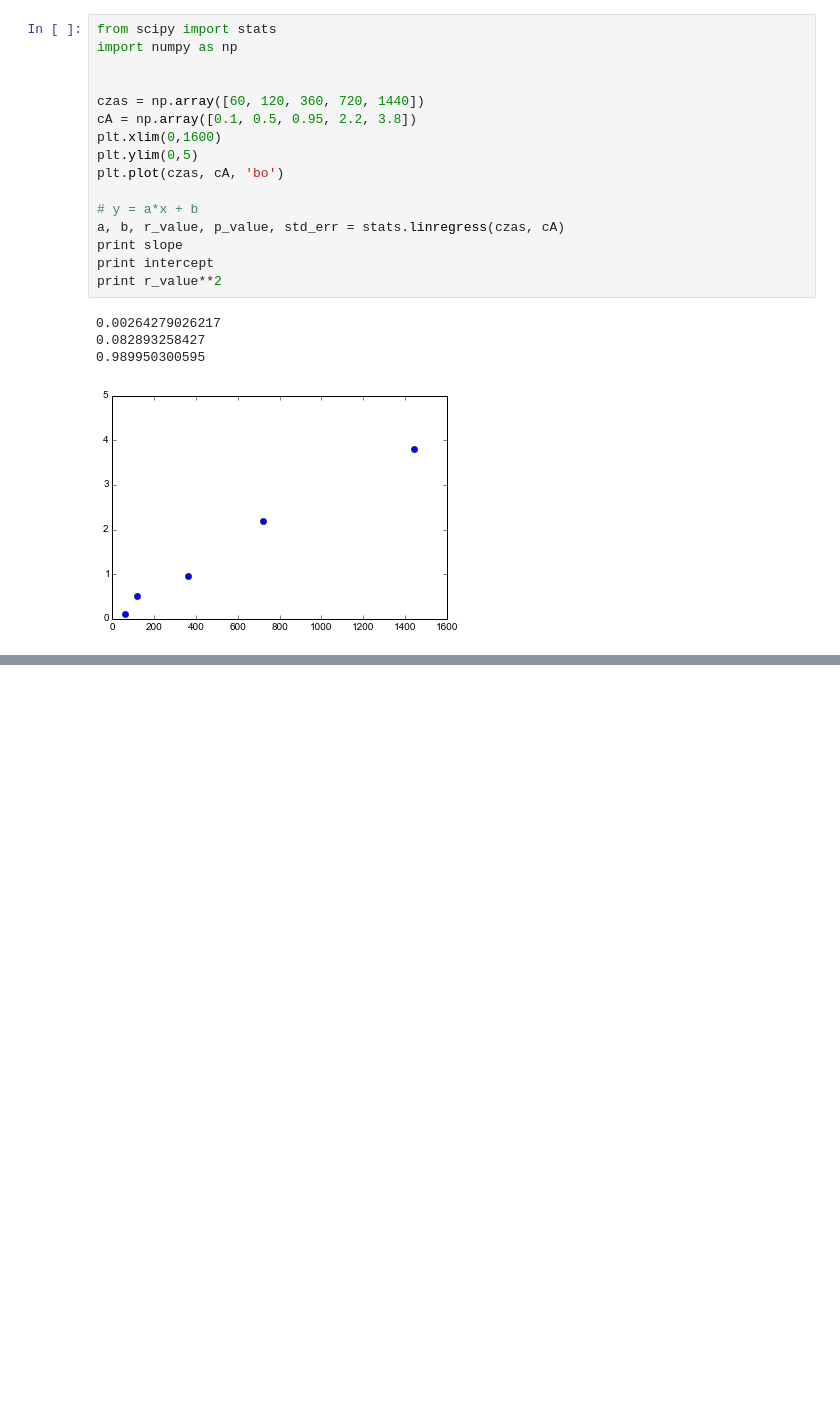
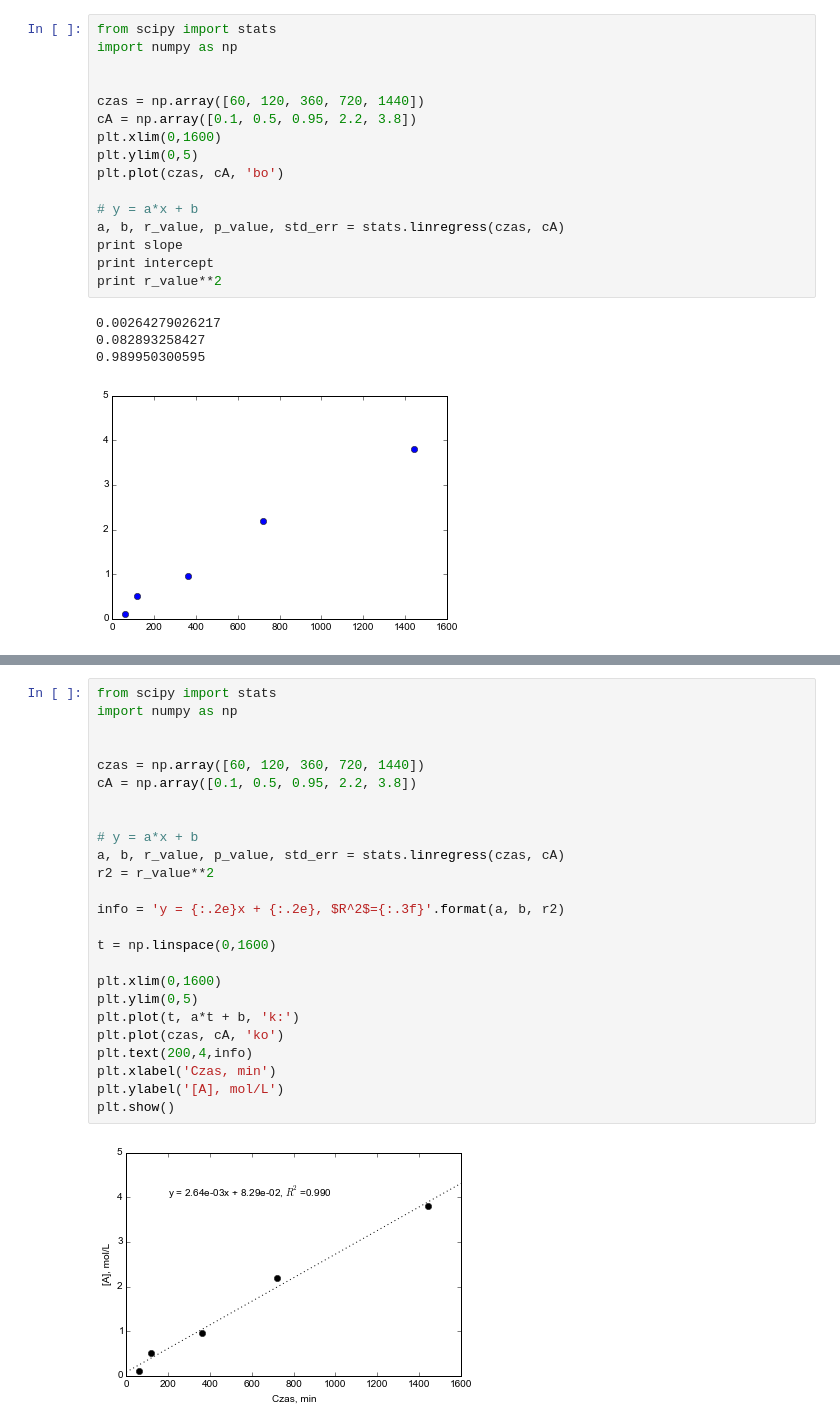
Before and after one commit to sbednarz/techniki_komputerowe, a Jupyter notebook: wykresy02.ipynb, the cells around one changed output, grey strips where cells are left out. Drawn from its saved outputs; the diff is of its cells as text; blank space fills up the shorter version.

```diff
--- a/wykresy02.ipynb
+++ b/wykresy02.ipynb
@@ -193,6 +205,33 @@ plt.plot(czas, cA, 'bo')
 0.989950300595
 [<matplotlib.lines.Line2D at 0x...>]
 [figure]
+# %%
+from scipy import stats
+import numpy as np
+
+
+czas = np.array([60, 120, 360, 720, 1440])
+cA = np.array([0.1, 0.5, 0.95, 2.2, 3.8])
+
+
+# y = a*x + b
+a, b, r_value, p_value, std_err = stats.linregress(czas, cA)
+r2 = r_value**2
+
+info = 'y = {:.2e}x + {:.2e}, $R^2$={:.3f}'.format(a, b, r2)
+
+t = np.linspace(0,1600)
+
+plt.xlim(0,1600)
+plt.ylim(0,5)
+plt.plot(t, a*t + b, 'k:')
+plt.plot(czas, cA, 'ko')
+plt.text(200,4,info)
+plt.xlabel('Czas, min')
+plt.ylabel('[A], mol/L')
+plt.show()
+# %% [output]
+[figure, added]
 # %%
 from scipy import stats
 import numpy as np
```
Also changed, not shown: parts of 5 cells of this notebook.
